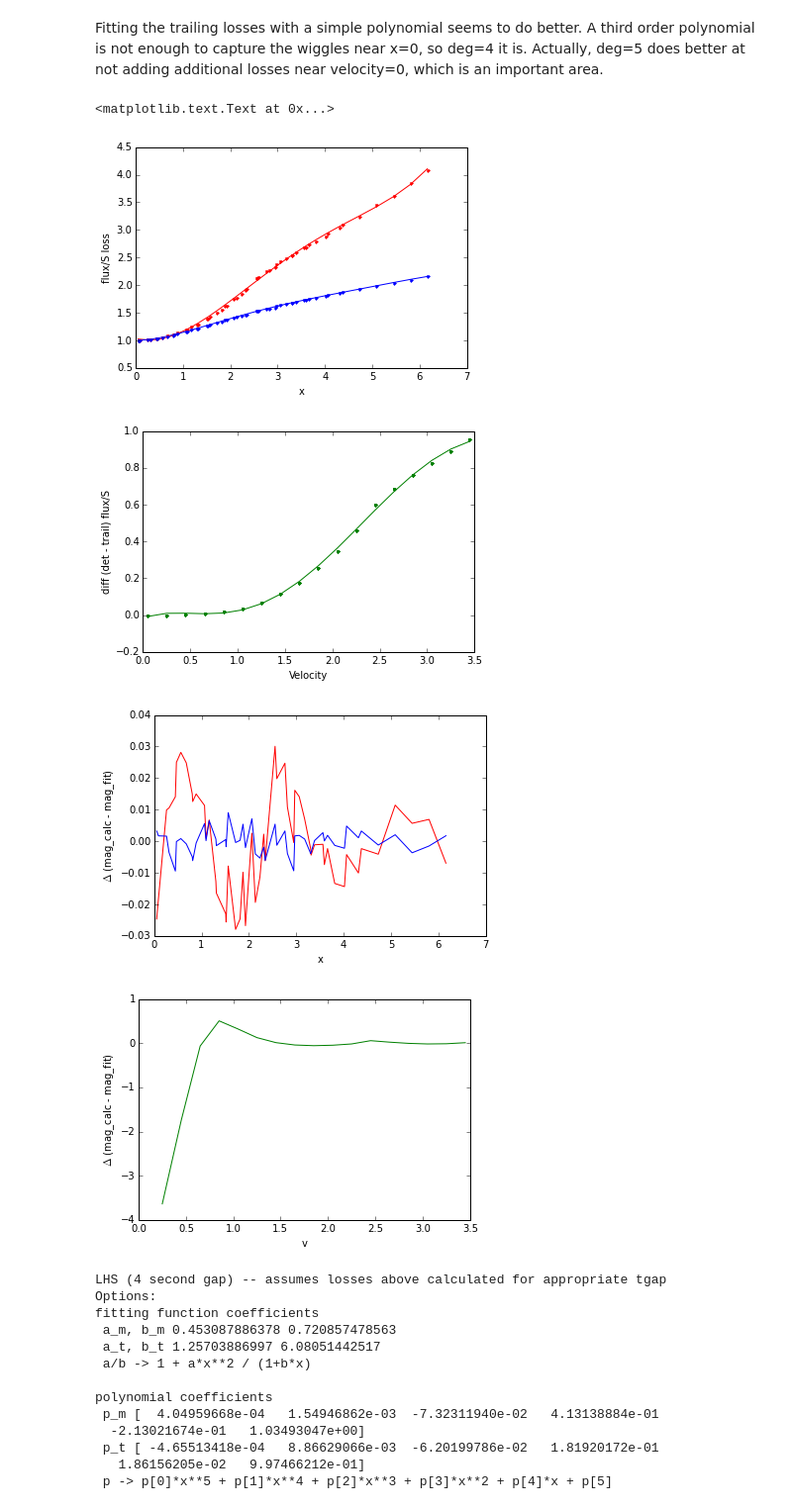
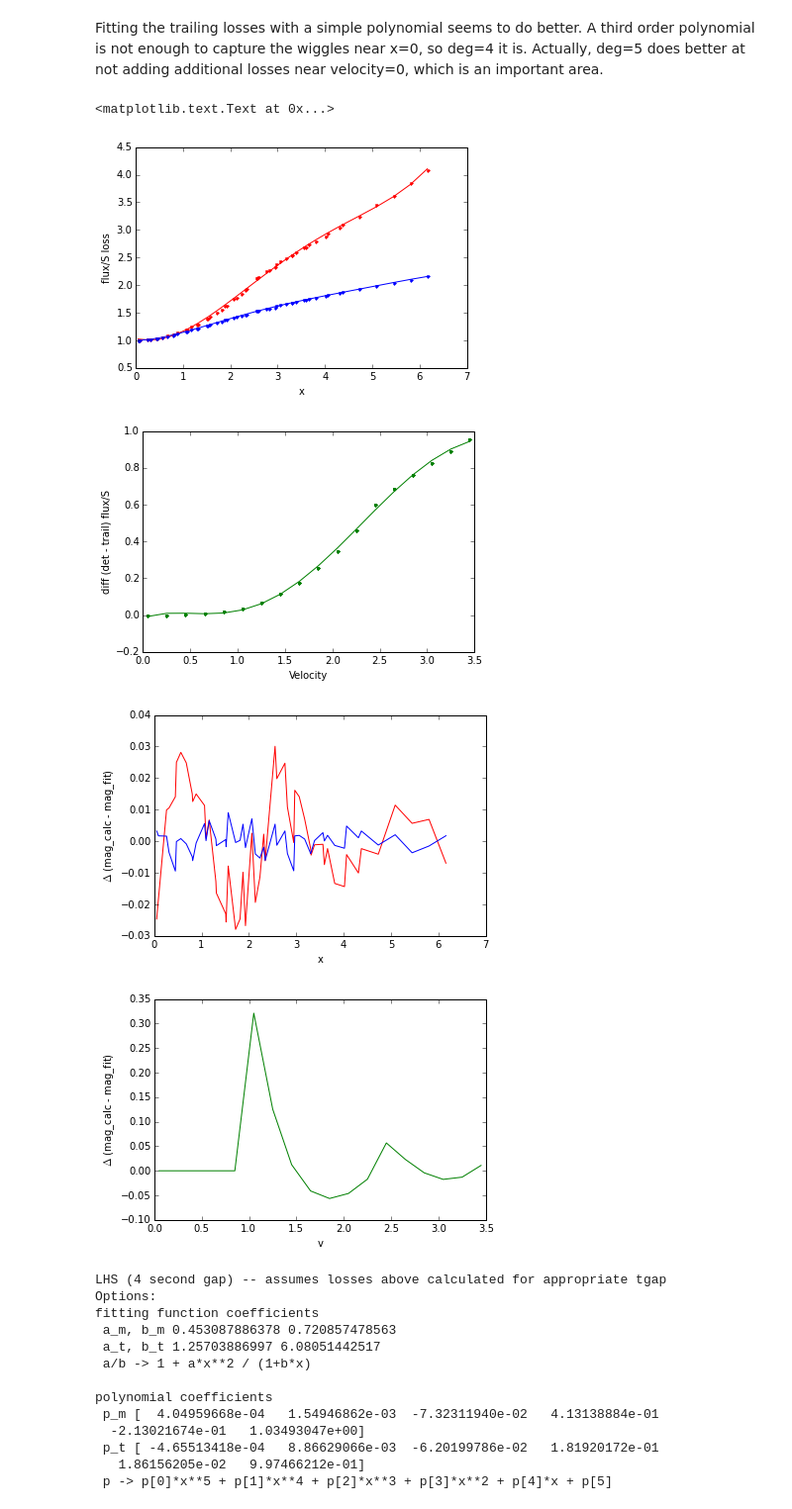
Before and after one commit to rhiannonlynne/MafSSO, a Jupyter notebook: Trailing Losses.ipynb, the cells around one changed output. Shown at 99% size. Drawn from its saved outputs; the diff is of its cells as text; code cells hidden in the pictures.

```diff
--- a/Trailing Losses.ipynb
+++ b/Trailing Losses.ipynb
@@ -690,35 +696,36 @@ dl = np.polyval(pm, xall)
 tl = np.polyval(pt, xall)
 dd = np.polyval(pd, vall)
 
 plt.plot(xall, dl, 'r-')
 plt.plot(xall, tl, 'b-')
 plt.plot(xall, detall, 'r.')
 plt.plot(xall, trailall, 'b.')
 plt.xlabel('x')
 plt.ylabel('flux/S loss')
 
 plt.figure()
 plt.plot(vall, dd, 'g-')
 plt.plot(vall, diffall, 'g.')
 plt.xlabel('Velocity')
 plt.ylabel('diff (det - trail) flux/S')
 
 plt.figure()
 plt.plot(xall, 2.5*np.log10(detall/dl), 'r-')
 plt.plot(xall, 2.5*np.log10(trailall/tl), 'b-')
 plt.xlabel('x')
 plt.ylabel('$\Delta$ (mag_calc - mag_fit)')
 
 plt.figure()
-plt.plot(vall, 2.5*np.log10(diffall/dd), 'g-')
+diff_dd = np.where(vall>1.0, 2.5*np.log10(diffall/dd), 0)
+plt.plot(vall, diff_dd, 'g-')
 plt.xlabel('v')
 plt.ylabel('$\Delta$ (mag_calc - mag_fit)')
 # %% [output]
 <matplotlib.text.Text at 0x...>
 [figure]
 [figure]
 [figure]
-[figure, old version]
+[figure, new version]
 # %%
 print "LHS (4 second gap) -- assumes losses above calculated for appropriate tgap"
 print "Options: "
```
Also changed, not shown: parts of 2 cells of this notebook.
